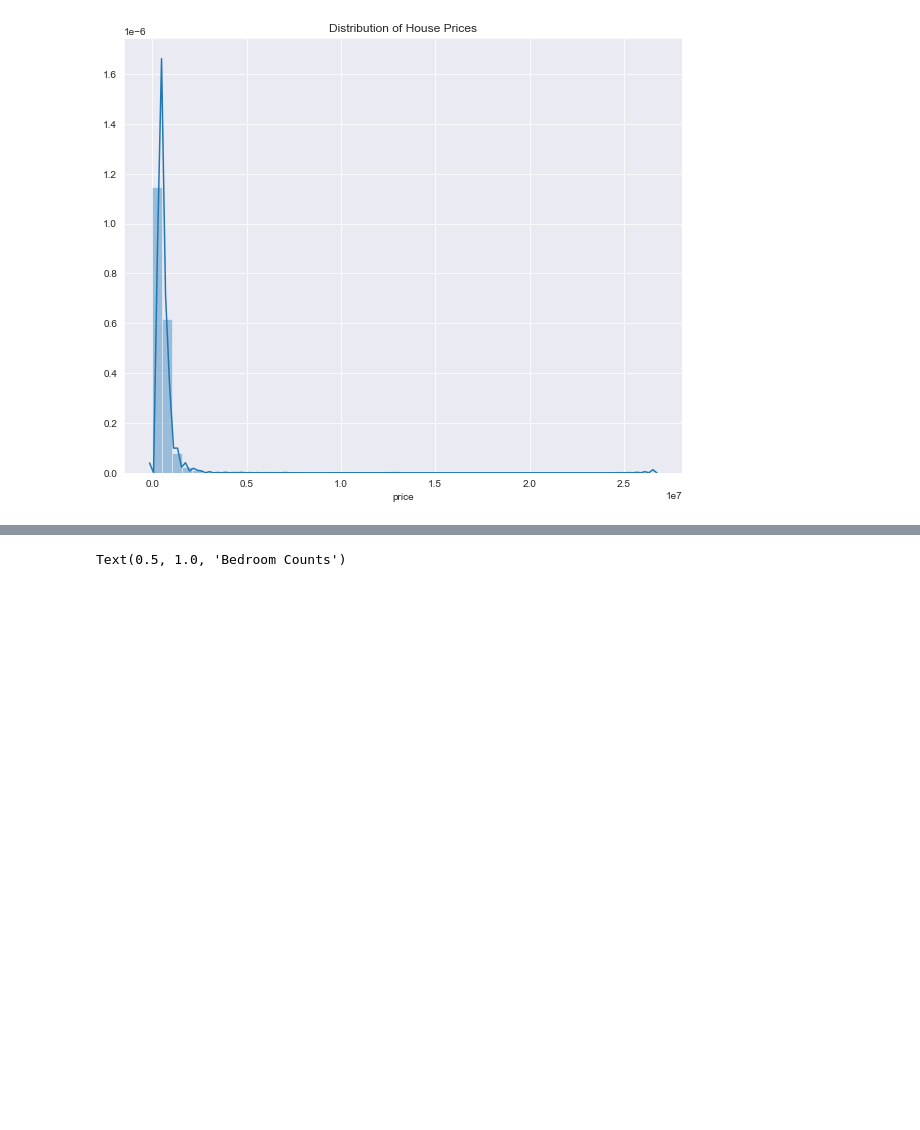
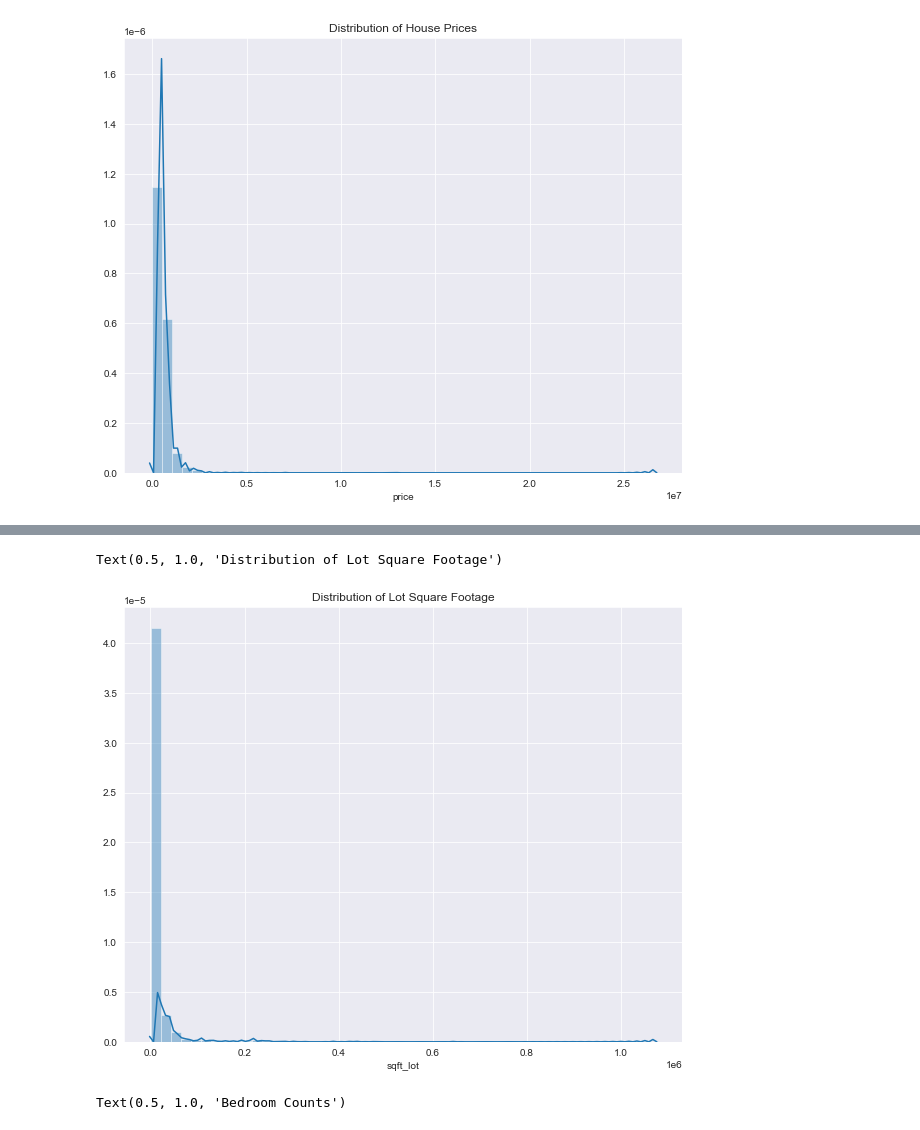
Before and after one commit to jordan-maulino/house_price, a Jupyter notebook: house_price.ipynb, the cells around one changed output, grey strips where cells are left out. Drawn from its saved outputs; the diff is of its cells as text; code cells hidden in the pictures; blank space fills up the shorter version.

```diff
--- a/house_price.ipynb
+++ b/house_price.ipynb
@@ -159,3 +166,10 @@ Text(0.5, 1.0, 'Distribution of House Prices')
+# %%
+plt.figure(figsize=(10, 8))
+sns.distplot(house_data.sqft_lot, kde=True)
+plt.title("Distribution of Lot Square Footage")
+# %% [output]
+Text(0.5, 1.0, 'Distribution of Lot Square Footage')
+[figure, added]
 # %%
 plt.figure(figsize=(12, 8))
 sns.countplot(house_data.bedrooms)
```
Also changed, not shown: parts of 1 cell of this notebook.
